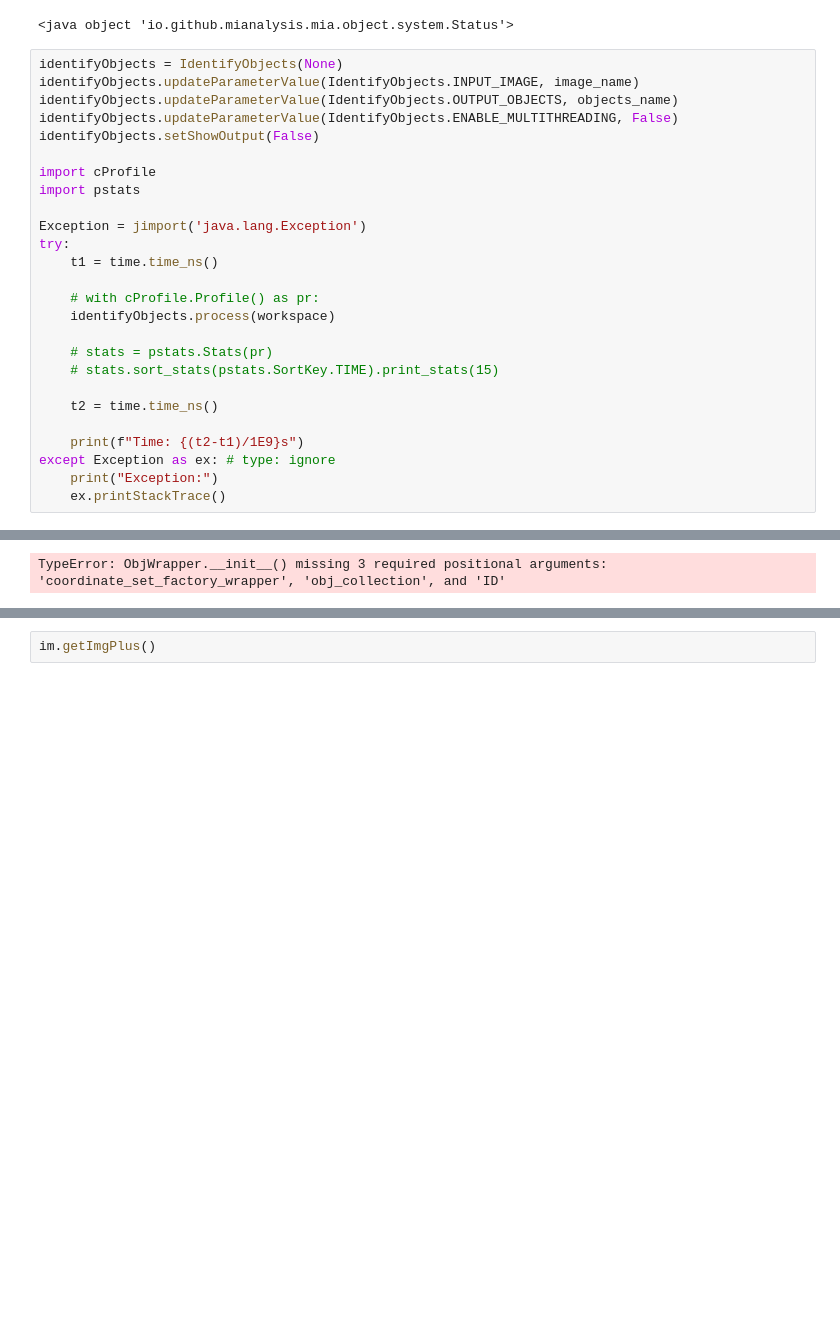
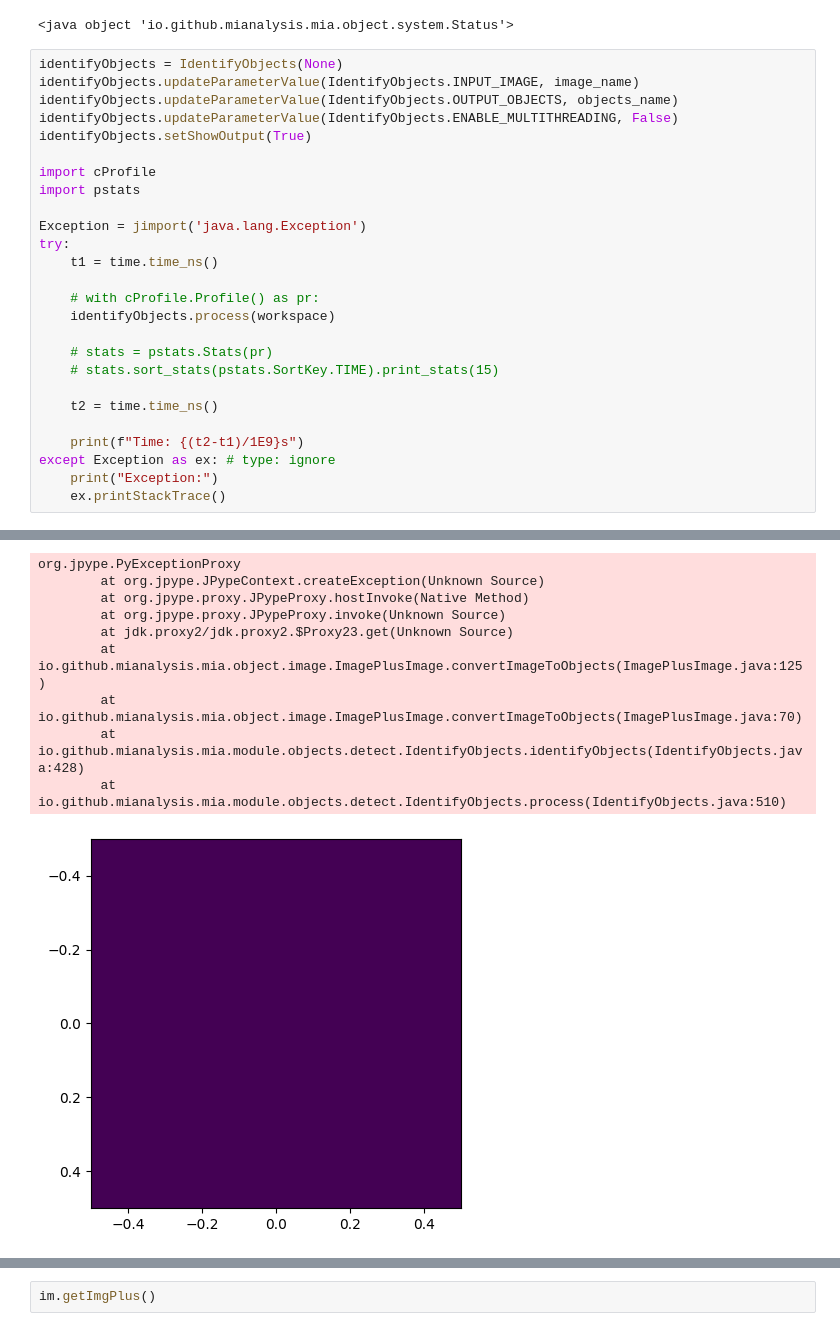
Before and after one commit to mianalysis/mia-python, a Jupyter notebook: Demo.ipynb, the cells around one changed output, grey strips where cells are left out. Drawn from its saved outputs; the diff is of its cells as text; blank space fills up the shorter version.

```diff
--- a/Demo.ipynb
+++ b/Demo.ipynb
@@ -104,7 +104,7 @@ identifyObjects = IdentifyObjects(None)
 identifyObjects.updateParameterValue(IdentifyObjects.INPUT_IMAGE, image_name)
 identifyObjects.updateParameterValue(IdentifyObjects.OUTPUT_OBJECTS, objects_name)
 identifyObjects.updateParameterValue(IdentifyObjects.ENABLE_MULTITHREADING, False)
-identifyObjects.setShowOutput(False)
+identifyObjects.setShowOutput(True)
 
 import cProfile
 import pstats
@@ -146 +144,10 @@ Incrementing
-TypeError: ObjWrapper.__init__() missing 3 required positional arguments: 'coordinate_set_factory_wrapper', 'obj_collection', and 'ID'
+org.jpype.PyExceptionProxy
+        at org.jpype.JPypeContext.createException(Unknown Source)
+        at org.jpype.proxy.JPypeProxy.hostInvoke(Native Method)
+        at org.jpype.proxy.JPypeProxy.invoke(Unknown Source)
+        at jdk.proxy2/jdk.proxy2.$Proxy23.get(Unknown Source)
+        at io.github.mianalysis.mia.object.image.ImagePlusImage.convertImageToObjects(ImagePlusImage.java:125)
+        at io.github.mianalysis.mia.object.image.ImagePlusImage.convertImageToObjects(ImagePlusImage.java:70)
+        at io.github.mianalysis.mia.module.objects.detect.IdentifyObjects.identifyObjects(IdentifyObjects.java:428)
+        at io.github.mianalysis.mia.module.objects.detect.IdentifyObjects.process(IdentifyObjects.java:510)
+[figure, added]
```
Also changed, not shown: parts of 4 cells of this notebook, 15 other files.
